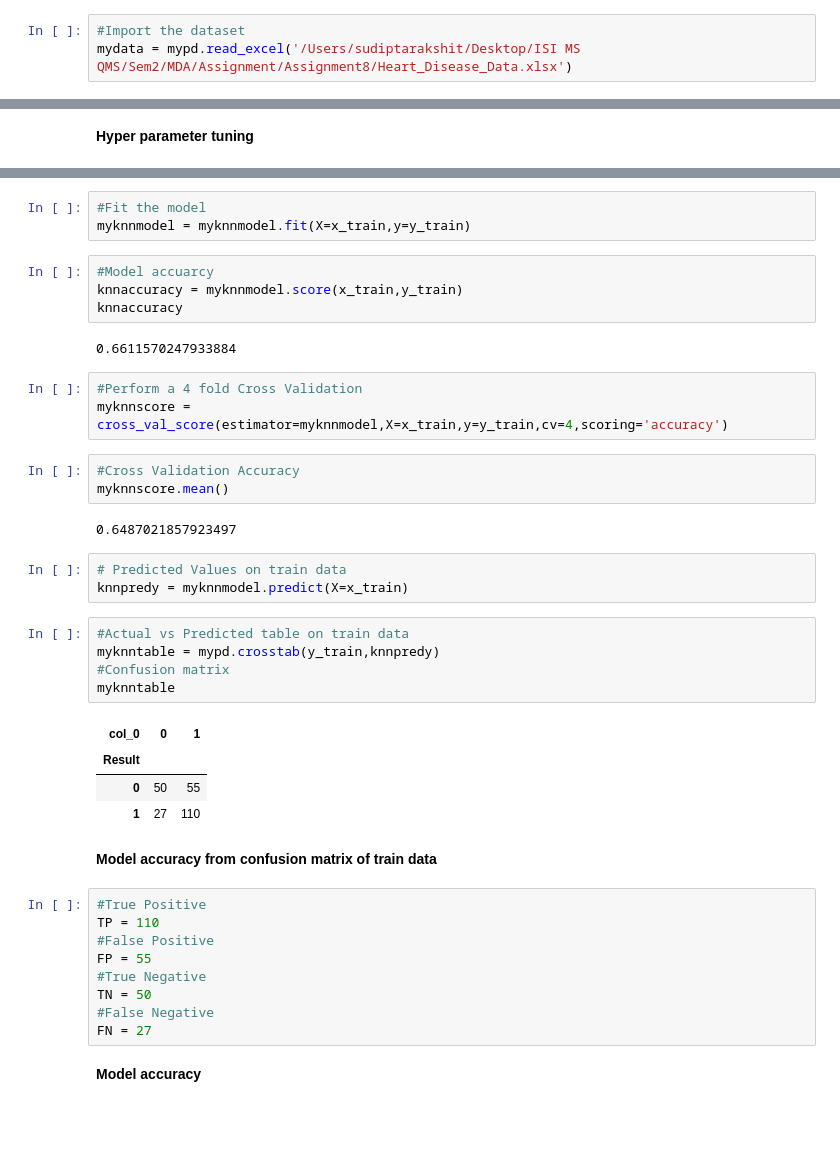
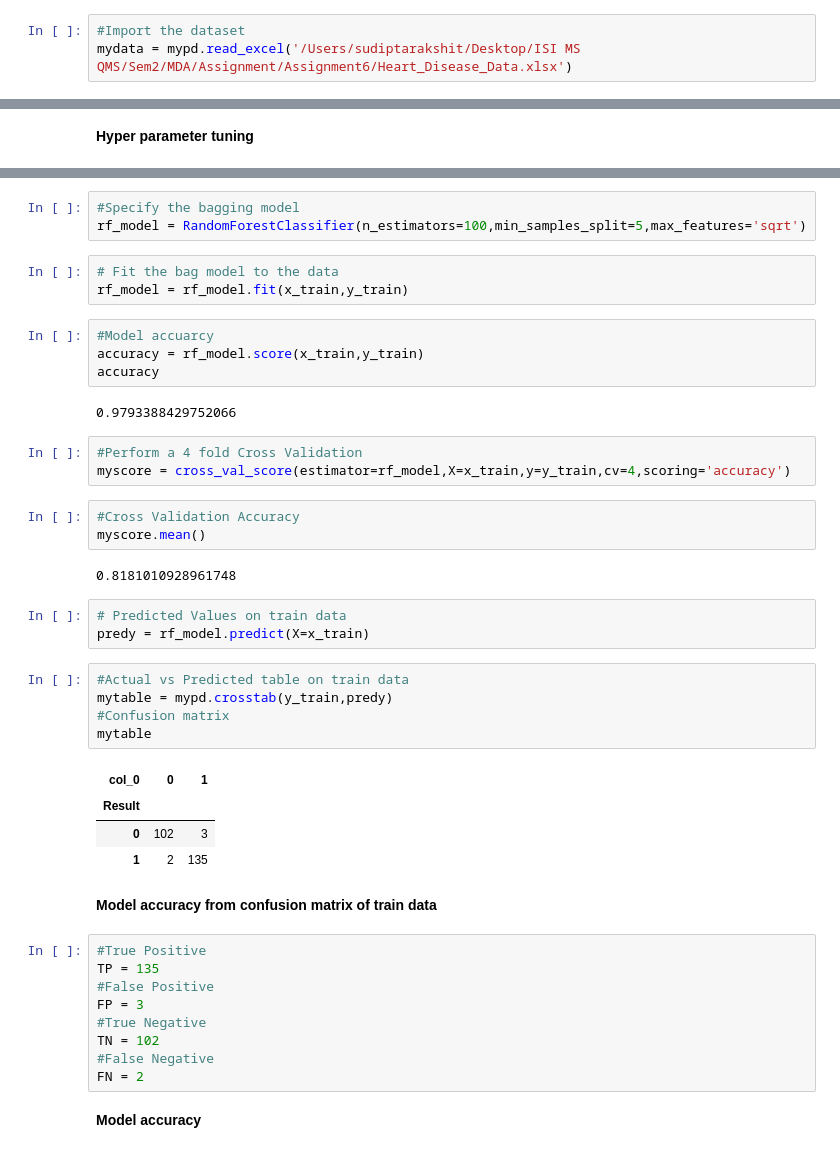
Before and after one commit to sudiptarakshit/Heart-Disease-Detection, a Jupyter notebook: Problem2.ipynb, the cells around one changed output, grey strips where cells are left out. Saved outputs shown, nothing was run; the diff lists cells and outputs as text; blank space fills up the shorter version.

```diff
--- a/Problem2.ipynb
+++ b/Problem2.ipynb
@@ -23,6 +22,6 @@ from sklearn import svm
 # %%
 #Import the dataset
-mydata = mypd.read_excel('/Users/sudiptarakshit/Desktop/ISI MS QMS/Sem2/MDA/Assignment/Assignment8/Heart_Disease_Data.xlsx')
+mydata = mypd.read_excel('/Users/sudiptarakshit/Desktop/ISI MS QMS/Sem2/MDA/Assignment/Assignment6/Heart_Disease_Data.xlsx')
 # %%
 #Explore the dataset
 mydata.head()
@@ -328,44 +511,47 @@ myknnmodel = KNeighborsClassifier(n_neighbors=15)
+# %%
+#Specify the bagging model
+rf_model = RandomForestClassifier(n_estimators=100,min_samples_split=5,max_features='sqrt')
 # %%
-#Fit the model
-myknnmodel = myknnmodel.fit(X=x_train,y=y_train)
+# Fit the bag model to the data
+rf_model = rf_model.fit(x_train,y_train)
 # %%
 #Model accuarcy
-knnaccuracy = myknnmodel.score(x_train,y_train)
-knnaccuracy
+accuracy = rf_model.score(x_train,y_train)
+accuracy
 # %% [output]
-0.6611570247933884
+0.9793388429752066
 # %%
 #Perform a 4 fold Cross Validation
-myknnscore = cross_val_score(estimator=myknnmodel,X=x_train,y=y_train,cv=4,scoring='accuracy')
+myscore = cross_val_score(estimator=rf_model,X=x_train,y=y_train,cv=4,scoring='accuracy')
 # %%
 #Cross Validation Accuracy
-myknnscore.mean()
+myscore.mean()
 # %% [output]
-0.6487021857923497
+0.8181010928961748
 # %%
 # Predicted Values on train data
-knnpredy = myknnmodel.predict(X=x_train)
+predy = rf_model.predict(X=x_train)
 # %%
 #Actual vs Predicted table on train data
-myknntable = mypd.crosstab(y_train,knnpredy)
+mytable = mypd.crosstab(y_train,predy)
 #Confusion matrix
-myknntable
+mytable
 # %% [output]
 | col_0 | 0 | 1 |
 | Result |  |  |
-| 0 | 50 | 55 |
-| 1 | 27 | 110 |
+| 0 | 102 | 3 |
+| 1 | 2 | 135 |
 # %% [markdown]
 **Model accuracy from confusion matrix of train data**
 # %%
 #True Positive
-TP = 110
+TP = 135
 #False Positive
-FP = 55
+FP = 3
 #True Negative
-TN = 50
+TN = 102
 #False Negative
-FN = 27
+FN = 2
 # %% [markdown]
 **Model accuracy**
 # %%
```
Also changed, not shown: parts of 174 cells of this notebook.
